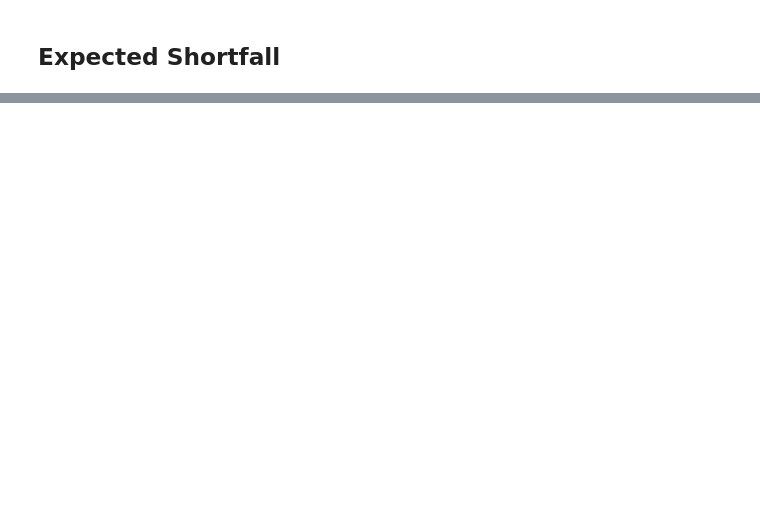
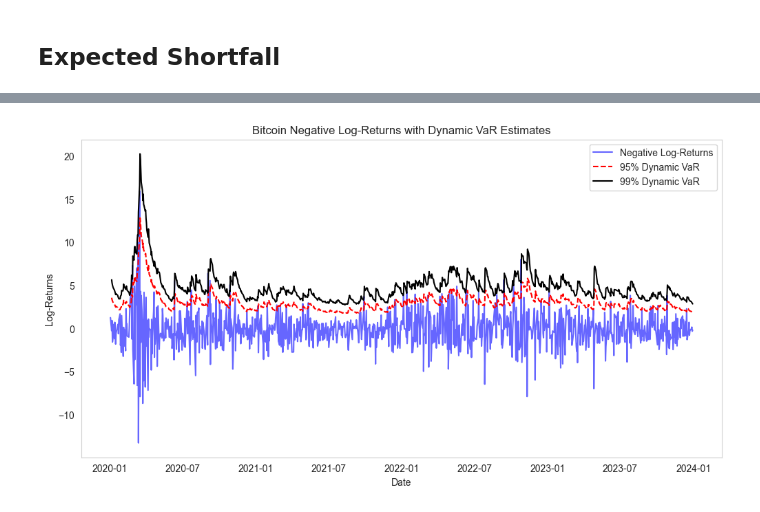
Before and after one commit to sajodajo/FinIDX-G4, a Jupyter notebook: EDA.ipynb, the cells around one changed output, grey strips where cells are left out. Cells and saved outputs as stored; diff of their text form; code cells hidden in the pictures; blank space fills up the shorter version.

```diff
--- a/EDA.ipynb
+++ b/EDA.ipynb
@@ -334,0 +310,26 @@ plt.show()
+# %%
+def dynamicRM(garch_fit):
+    # Extract conditional volatility and standardized residuals
+    std_residuals = garch_fit.resid / garch_fit.conditional_volatility
+    std_residuals = std_residuals.dropna()
+    cond_volatility = garch_fit.conditional_volatility.dropna()
+
+    # Fit t-distribution to standardized residuals
+    df_t, loc_t, scale_t = t.fit(std_residuals)
+
+    # Compute dynamic VaR at 95% and 99%
+    VaR_95 = -scale_t * t.ppf(0.05, df_t) * cond_volatility
+    VaR_99 = -scale_t * t.ppf(0.01, df_t) * cond_volatility
+
+    # Plot time series of negative log-returns with dynamic VaR
+    plt.figure(figsize=(12, 6))
+    plt.plot(-returns, label="Negative Log-Returns", color='blue', alpha=0.6)
+    plt.plot(VaR_95, label="95% Dynamic VaR", linestyle='dashed', color='red')
+    plt.plot(VaR_99, label="99% Dynamic VaR", linestyle='solid', color='black')
+
+    plt.xlabel("Date")
+    plt.ylabel("Log-Returns")
+    plt.title("Bitcoin Negative Log-Returns with Dynamic VaR Estimates")
+    plt.legend()
+    plt.grid()
+    plt.show()
@@ -334,0 +400,4 @@ plt.show()
+# %%
+dynamicRM(garch_fit)
+# %% [output]
+[figure, added]
```
Also changed, not shown: parts of 20 cells of this notebook.
